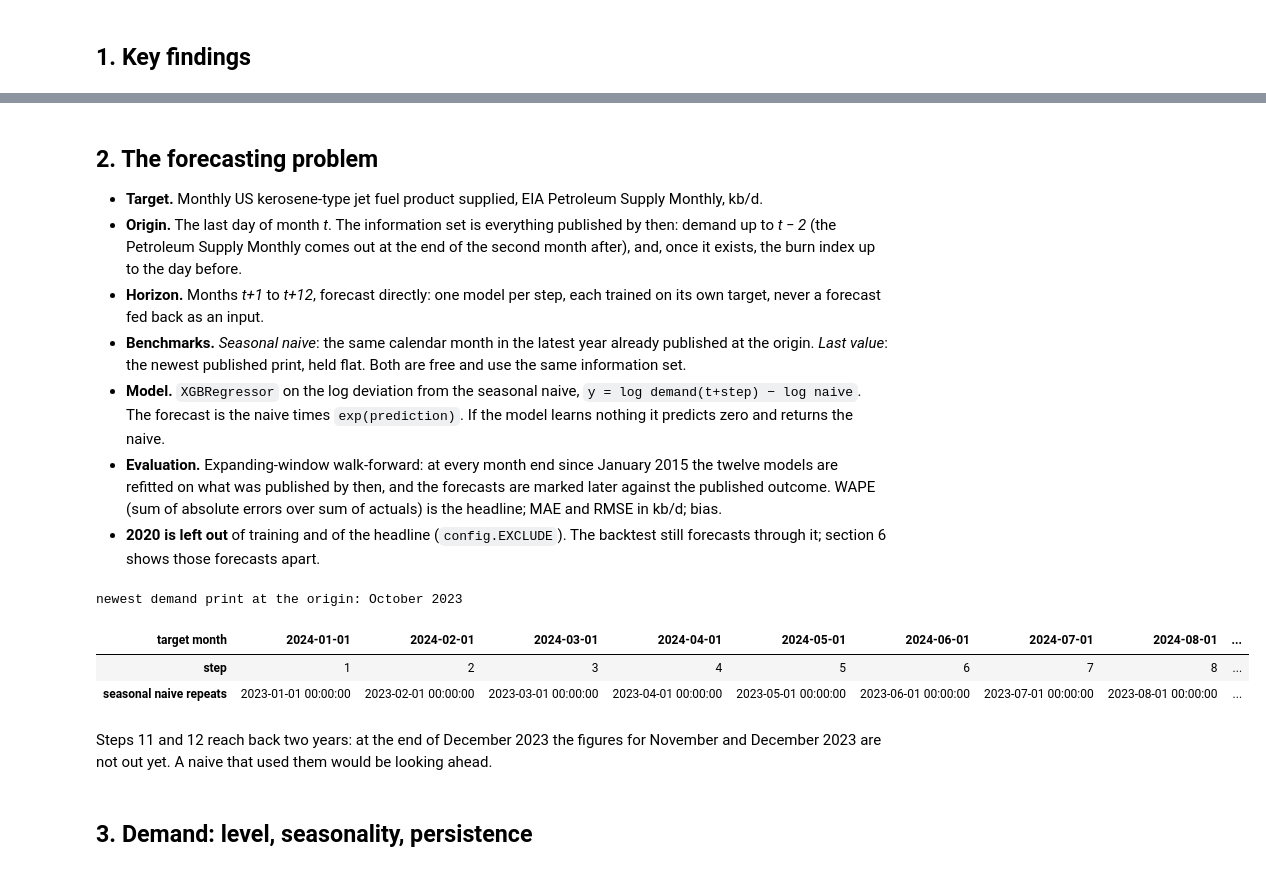
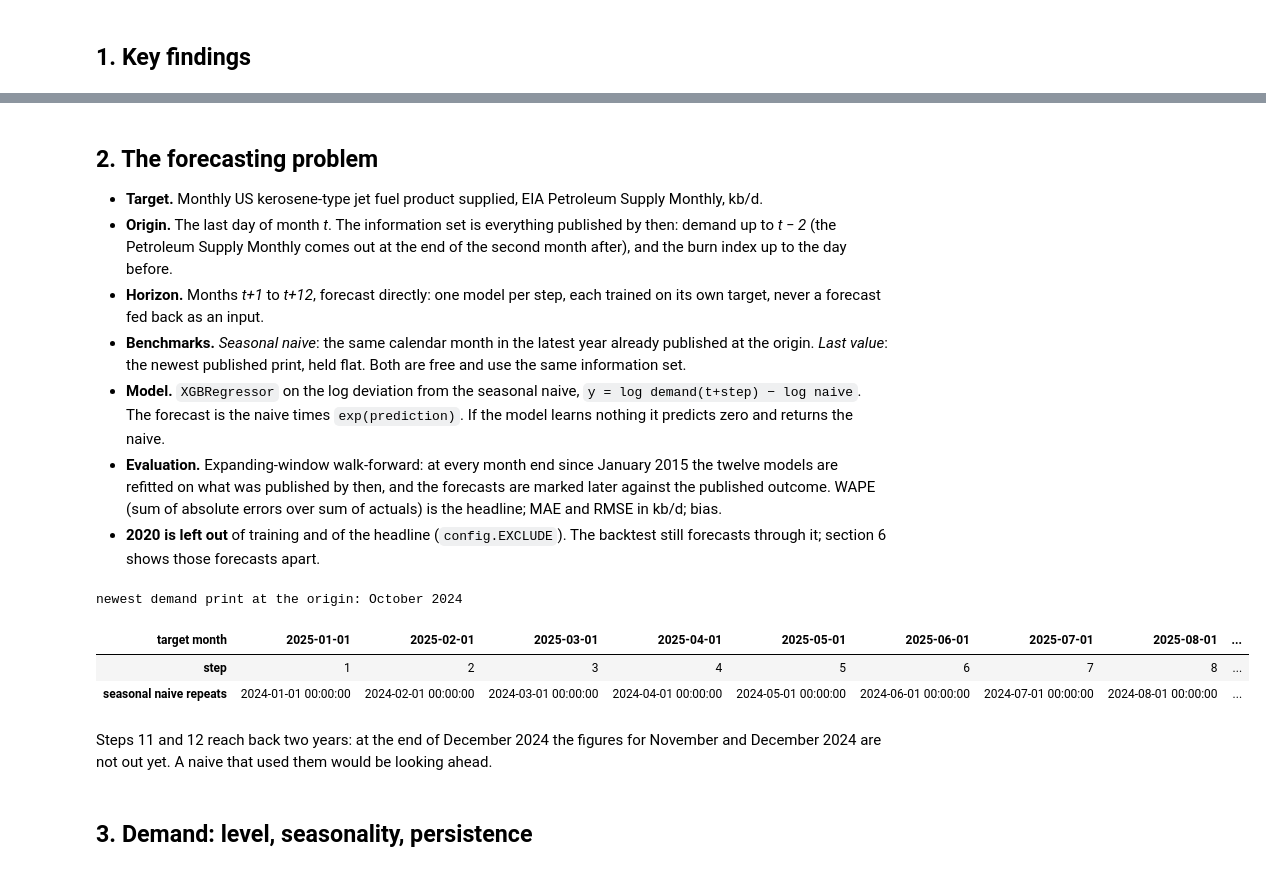
Before and after one commit to malobouygues/Oil_products_demand, a Jupyter notebook: notebooks/02_model_jet.ipynb, the cells around one changed output, grey strips where cells are left out. Saved outputs shown, nothing was run; the diff lists cells and outputs as text; code cells hidden in the pictures.

```diff
--- a/notebooks/02_model_jet.ipynb
+++ b/notebooks/02_model_jet.ipynb
@@ -48,26 +65,26 @@ FINDINGS
 ## 2. The forecasting problem
 
 - **Target.** Monthly US kerosene-type jet fuel product supplied, EIA Petroleum Supply Monthly, kb/d.
-- **Origin.** The last day of month *t*. The information set is everything published by then: demand up to *t − 2* (the Petroleum Supply Monthly comes out at the end of the second month after), and, once it exists, the burn index up to the day before.
+- **Origin.** The last day of month *t*. The information set is everything published by then: demand up to *t − 2* (the Petroleum Supply Monthly comes out at the end of the second month after), and the burn index up to the day before.
 - **Horizon.** Months *t+1* to *t+12*, forecast directly: one model per step, each trained on its own target, never a forecast fed back as an input.
 - **Benchmarks.** *Seasonal naive*: the same calendar month in the latest year already published at the origin. *Last value*: the newest published print, held flat. Both are free and use the same information set.
 - **Model.** `XGBRegressor` on the log deviation from the seasonal naive, `y = log demand(t+step) − log naive`. The forecast is the naive times `exp(prediction)`. If the model learns nothing it predicts zero and returns the naive.
 - **Evaluation.** Expanding-window walk-forward: at every month end since January 2015 the twelve models are refitted on what was published by then, and the forecasts are marked later against the published outcome. WAPE (sum of absolute errors over sum of actuals) is the headline; MAE and RMSE in kb/d; bias.
 - **2020 is left out** of training and of the headline (`config.EXCLUDE`). The backtest still forecasts through it; section 6 shows those forecasts apart.
 # %%
-# one past origin, used for the walk-through below: everything published by 31 December 2023
-origin = pd.Timestamp("2023-12-01")
+# one past origin, used for the walk-through below: everything published by 31 December 2024
+origin = pd.Timestamp("2024-12-01")
 months = pd.date_range(origin + pd.DateOffset(months=1), periods=model.HORIZON, freq="MS", name="target month")
 reference = [m - pd.DateOffset(months=model.back(step, lag)) for step, m in enumerate(months, 1)]
 print(f"newest demand print at the origin: {origin - pd.DateOffset(months=lag):%B %Y}")
 pd.DataFrame({"step": range(1, model.HORIZON + 1), "seasonal naive repeats": reference}, index=months).T
 # %% [output]
-newest demand print at the origin: October 2023
+newest demand print at the origin: October 2024
-| target month | 2024-01-01 | 2024-02-01 | 2024-03-01 | 2024-04-01 | 2024-05-01 | 2024-06-01 | 2024-07-01 | 2024-08-01 | ... |
+| target month | 2025-01-01 | 2025-02-01 | 2025-03-01 | 2025-04-01 | 2025-05-01 | 2025-06-01 | 2025-07-01 | 2025-08-01 | ... |
 | step | 1 | 2 | 3 | 4 | 5 | 6 | 7 | 8 | ... |
-| seasonal naive repeats | 2023-01-01 00:00:00 | 2023-02-01 00:00:00 | 2023-03-01 00:00:00 | 2023-04-01 00:00:00 | 2023-05-01 00:00:00 | 2023-06-01 00:00:00 | 2023-07-01 00:00:00 | 2023-08-01 00:00:00 | ... |
+| seasonal naive repeats | 2024-01-01 00:00:00 | 2024-02-01 00:00:00 | 2024-03-01 00:00:00 | 2024-04-01 00:00:00 | 2024-05-01 00:00:00 | 2024-06-01 00:00:00 | 2024-07-01 00:00:00 | 2024-08-01 00:00:00 | ... |
 # %% [markdown]
-Steps 11 and 12 reach back two years: at the end of December 2023 the figures for November and December 2023 are not out yet. A naive that used them would be looking ahead.
+Steps 11 and 12 reach back two years: at the end of December 2024 the figures for November and December 2024 are not out yet. A naive that used them would be looking ahead.
 # %% [markdown]
 ## 3. Demand: level, seasonality, persistence
 # %%
```
Also changed, not shown: parts of 36 cells of this notebook, 38 other files.
